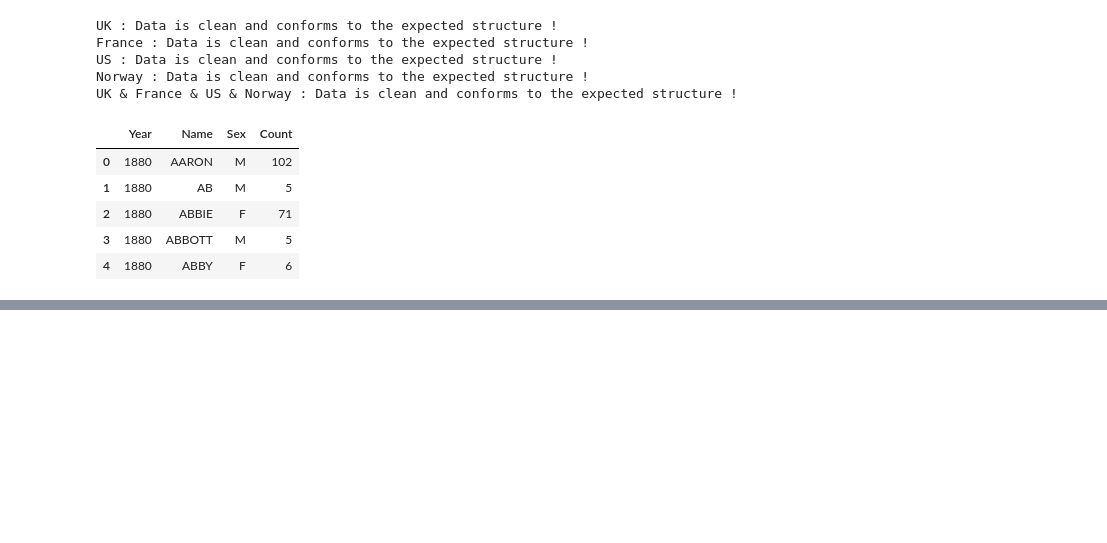
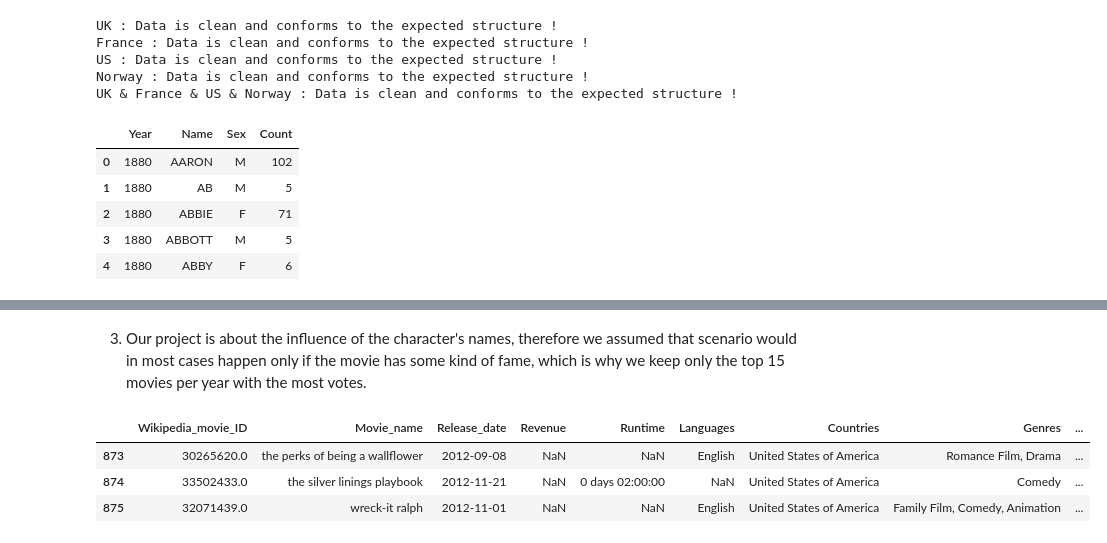
Before and after one commit to epfl-ada/ada-2024-project-dondata2025, a Jupyter notebook: results_MS3.ipynb, the cells around one changed output, grey strips where cells are left out. Cells and saved outputs as stored; diff of their text form; code cells hidden in the pictures; blank space fills up the shorter version.

```diff
--- a/results_MS3.ipynb
+++ b/results_MS3.ipynb
@@ -363,0 +403,9 @@ In order to to get all the data that we need ready to go, we have a function TOD
+# %% [markdown]
+3. Our project is about the influence of the character's names, therefore we assumed that scenario would in most cases happen only if the movie has some kind of fame, which is why we keep only the top 15 movies per year with the most votes.
+# %%
+top_n_per_year.tail(3)
+# %% [output]
+|  | Wikipedia_movie_ID | Movie_name | Release_date | Revenue | Runtime | Languages | Countries | Genres | ... |
+| 873 | 30265620.0 | the perks of being a wallflower | 2012-09-08 | NaN | NaN | English | United States of America | Romance Film, Drama | ... |
+| 874 | 33502433.0 | the silver linings playbook | 2012-11-21 | NaN | 0 days 02:00:00 | NaN | United States of America | Comedy | ... |
+| 875 | 32071439.0 | wreck-it ralph | 2012-11-01 | NaN | NaN | English | United States of America | Family Film, Comedy, Animation | ... |
```
Also changed, not shown: parts of 11 cells of this notebook.
